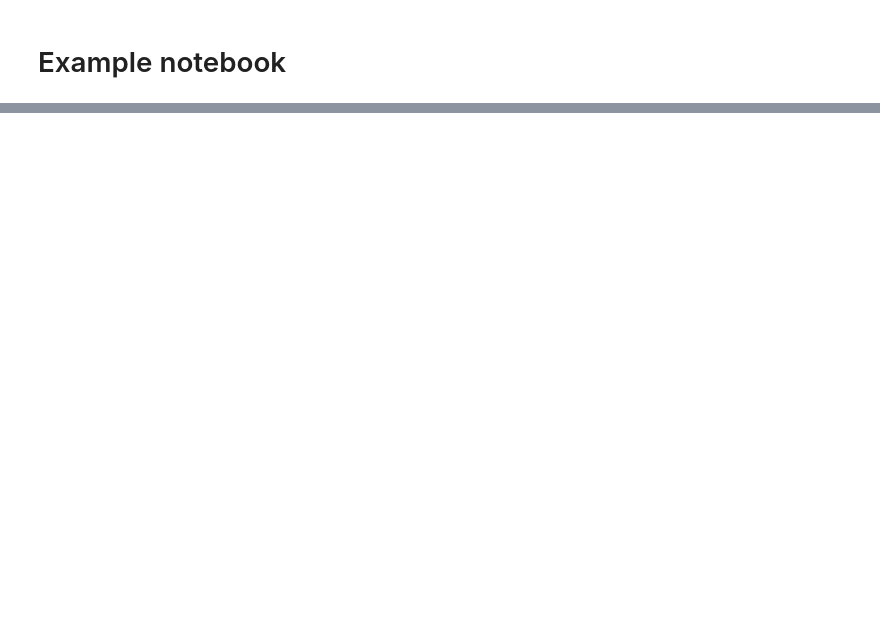
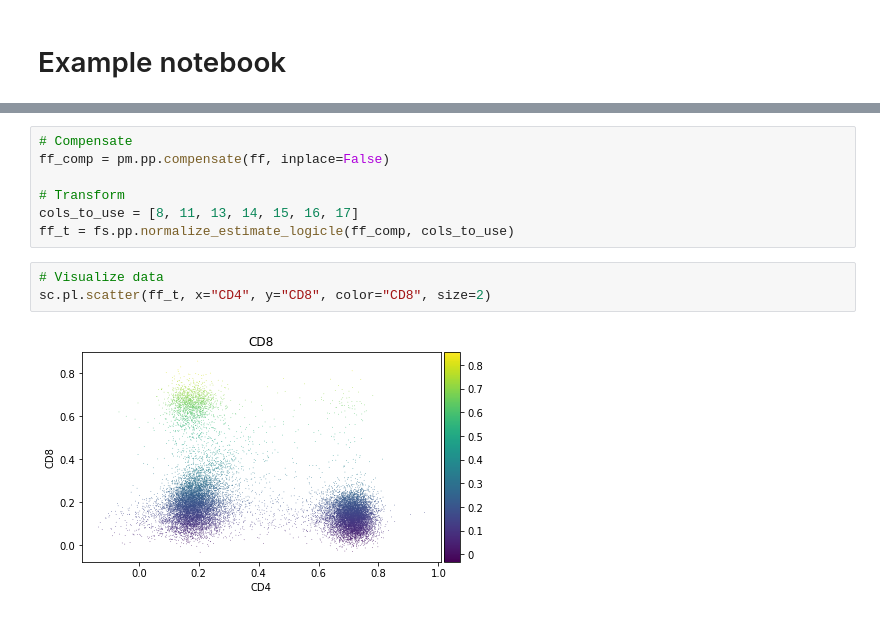
Before and after one commit to saeyslab/FlowSOM_Python, a Jupyter notebook: docs/notebooks/example.ipynb, the cells around one changed output, grey strips where cells are left out. Drawn from its saved outputs; the diff is of its cells as text; blank space fills up the shorter version.

```diff
--- a/docs/notebooks/example.ipynb
+++ b/docs/notebooks/example.ipynb
@@ -28,0 +83,12 @@ Implement a preprocessing function here.
+# %%
+# Compensate
+ff_comp = pm.pp.compensate(ff, inplace=False)
+
+# Transform
+cols_to_use = [8, 11, 13, 14, 15, 16, 17]
+ff_t = fs.pp.normalize_estimate_logicle(ff_comp, cols_to_use)
+# %%
+# Visualize data
+sc.pl.scatter(ff_t, x="CD4", y="CD8", color="CD8", size=2)
+# %% [output]
+[figure, added]
```
Also changed, not shown: parts of 29 cells of this notebook, 11 other files.
